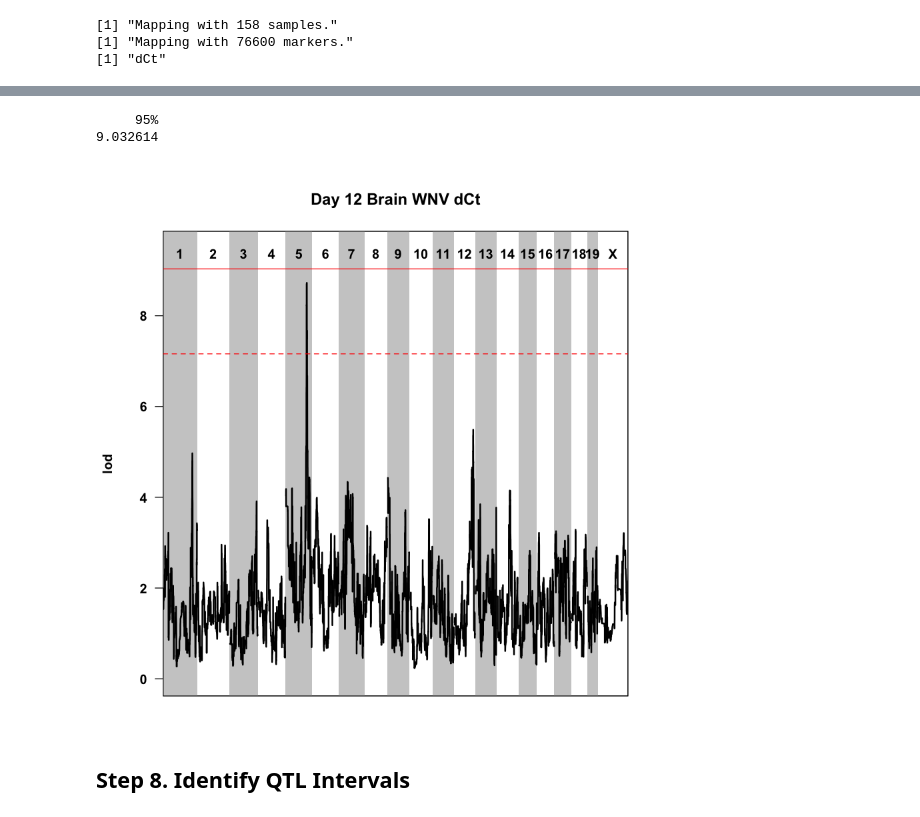
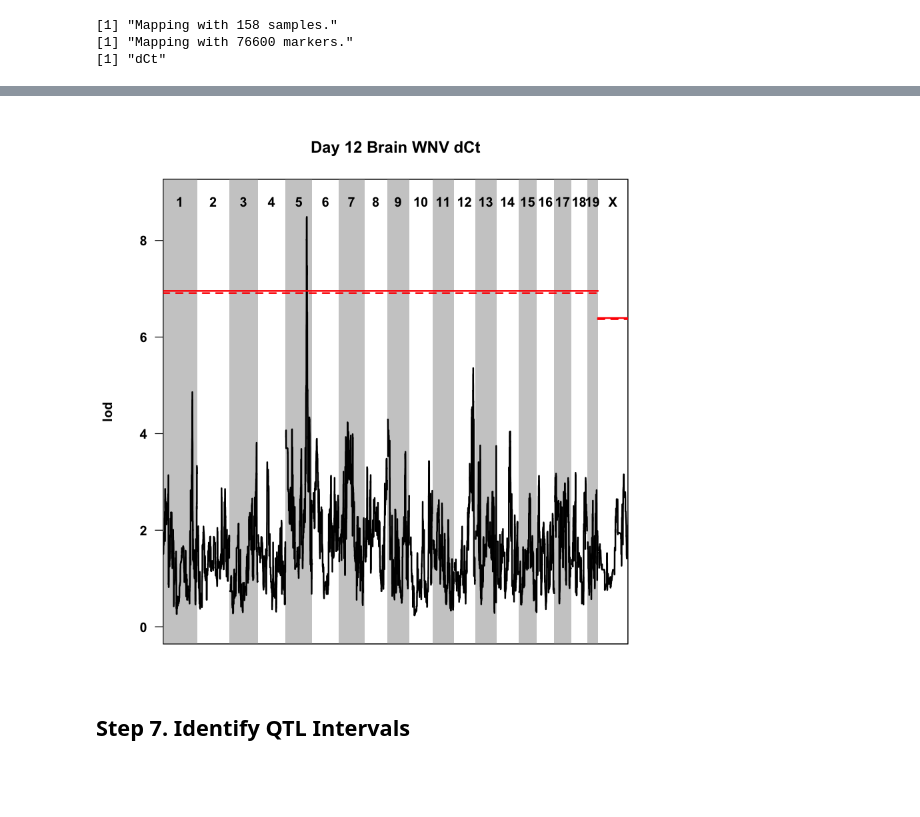
Before and after one commit to biodev/SIG, a Jupyter notebook: SIG_QTL_Mapping_Workflow.ipynb, the cells around one changed output, grey strips where cells are left out. Drawn from its saved outputs; the diff is of its cells as text; code cells hidden in the pictures; blank space fills up the shorter version.

```diff
--- a/SIG_QTL_Mapping_Workflow.ipynb
+++ b/SIG_QTL_Mapping_Workflow.ipynb
@@ -206,5 +57,0 @@ save(model.probs, file=file.path(mapping_dir, 'rix_universal_model_prob_males_27
-# %%
-## Create 3D probability array - Females
-model.probs = make_rix_model_probs(rix_list$Mating, rix_dir, 'F')
-dim(model.probs)
-names(dimnames(model.probs))
@@ -244,4 +57,0 @@ model.probs[1,,1:5]
-# %%
-## Remove markers with all zeros
-model.probs = model.probs[, , setdiff(all_markers, markers_zero)]
-dim(model.probs)
@@ -250,4 +57,0 @@ dim(model.probs)
-# %%
-## Make all probabilities non-zero
-model.probs[model.probs == 0] = 1e-20
-model.probs[1,,1:5]
@@ -476,17 +268,18 @@ perms = scanone.perm(pheno=pheno, pheno.col='dCt', probs=model.probs,
-# %%
-thr = quantile(perms, probs = 0.95)
-thr
-# %% [output]
-     95%
-9.032614
+# %%
+## Get the significance thresholds
+sig.thr = get.sig.thr(perms[,,'dCt'], alpha=0.05)
+sugg.thr = get.sig.thr(perms[,,'dCt'], alpha=0.1)
 # %%
 ## Plot QTL results
-plot(qtl, sig.thr = thr, main = 'Day 12 Brain WNV dCt')
-abline(h=quantile(perms, probs = 0.90), lty=2, col='red')
+plot(qtl, sig.thr = sig.thr, main = 'Day 12 Brain WNV dCt')
+
+## Add lines for suggestive peaks (alpha = 0.1)
+lines(x = c(0, 2462), y = rep(sugg.thr[1,"A"], 2), lwd = 2, lty=2, col = 'red')
+lines(x = c(2462, 2633), y = rep(sugg.thr[1,"X"], 2), lwd = 2, lty=2, col = 'red')
 # %% [output]
-[figure, old version]
+[figure, new version]
 # %% [markdown]
-## Step 8. Identify QTL Intervals
+## Step 7. Identify QTL Intervals
 # %%
 ## Identify the Bayes Credible Interval for the peak on chromosome 5
 interval = bayesint_v2(qtl, chr = 5)
```
Also changed, not shown: parts of 43 cells of this notebook, 3 other files.
